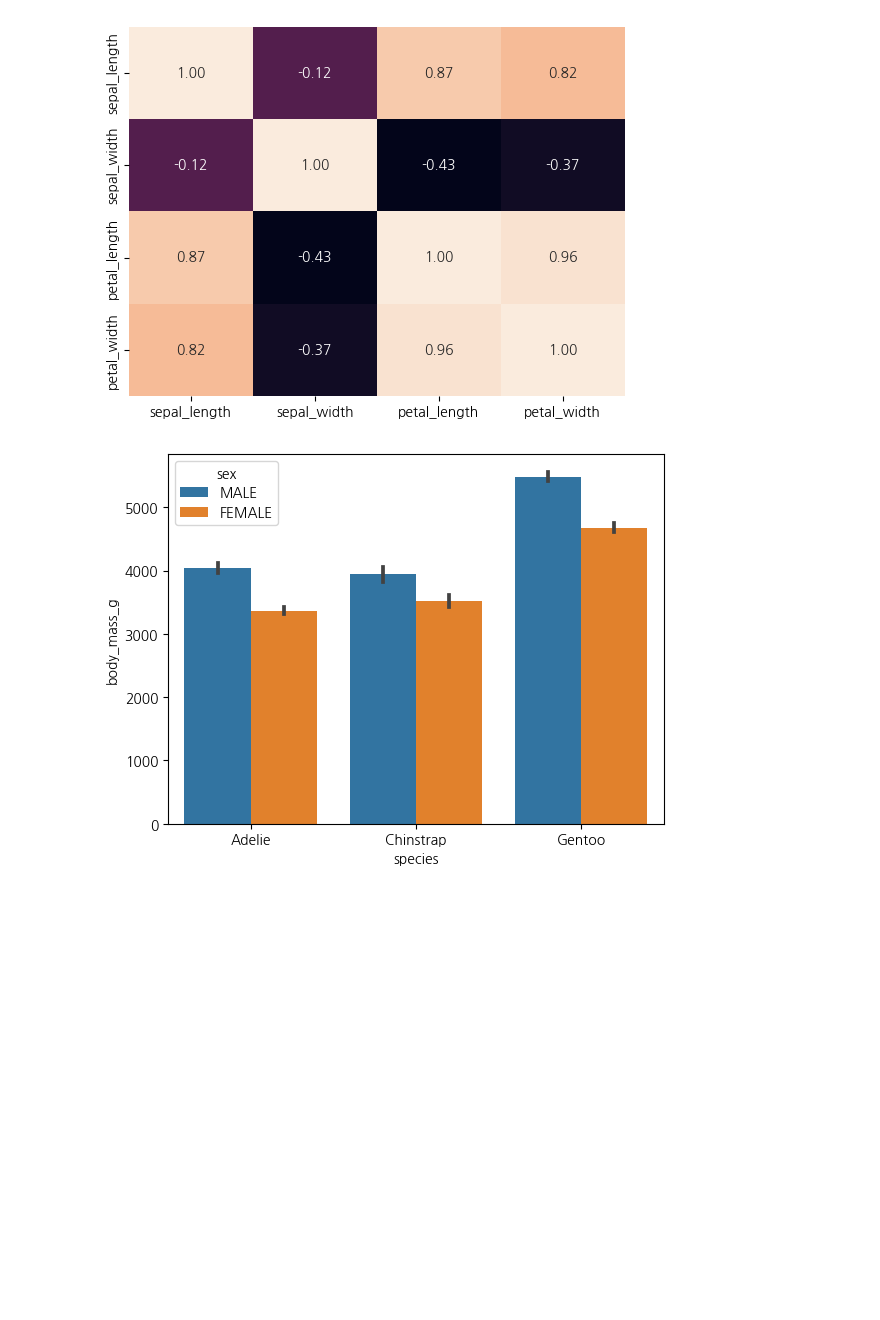
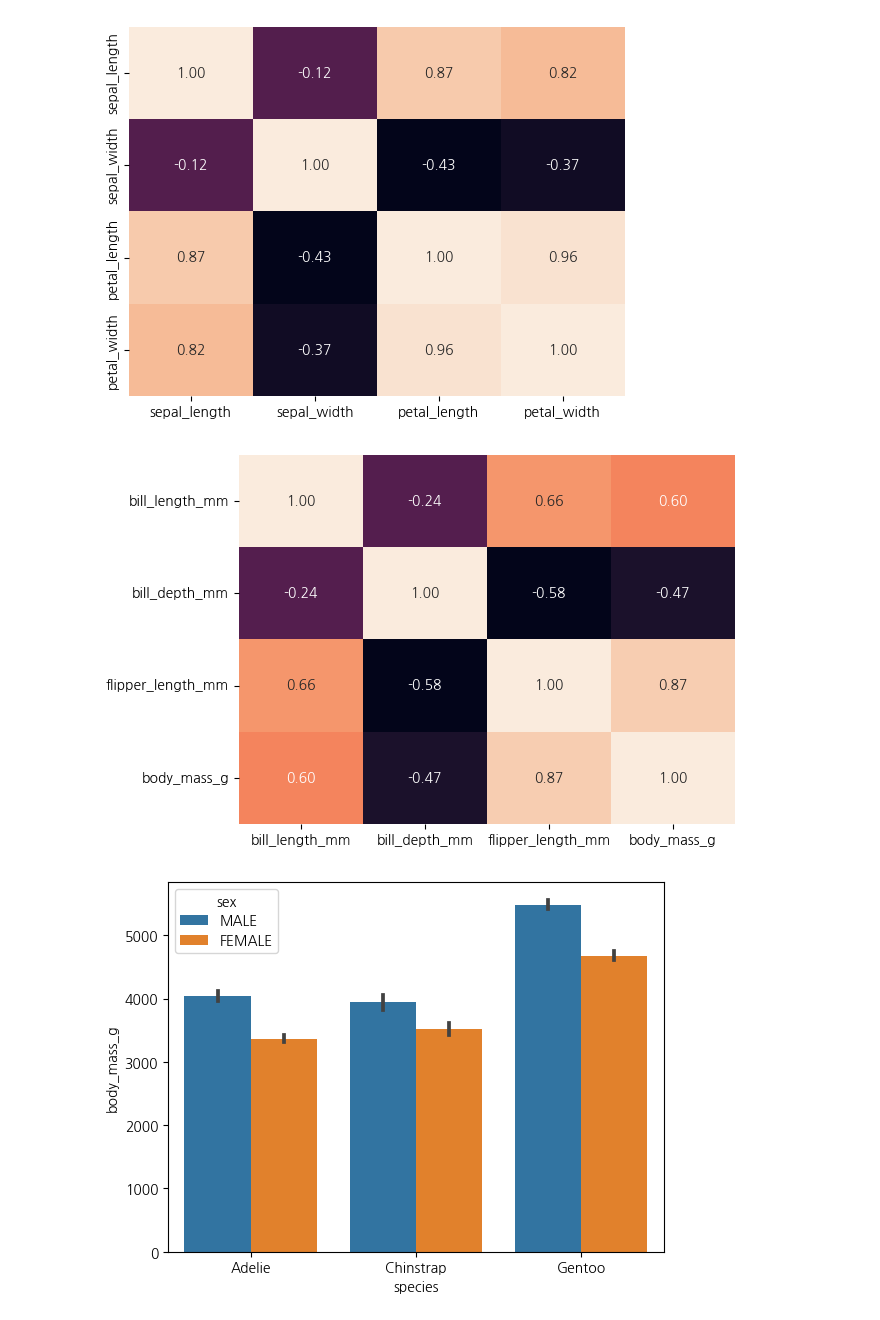
Before and after one commit to jiyoun1/aipython, a Jupyter notebook: 240111.ipynb, the cells around one changed output. Drawn from its saved outputs; the diff is of its cells as text; code cells hidden in the pictures; blank space fills up the shorter version.

```diff
--- a/240111.ipynb
+++ b/240111.ipynb
@@ -207,6 +207,17 @@ sns.heatmap(data=df,annot=True,fmt='.2f',cbar=False)
 plt.show()
 # %% [output]
 [figure]
+# %%
+import matplotlib.pyplot as plt
+import seaborn as sns
+import pandas as pd
+
+iris = pd.read_csv('penguins.csv')
+df=iris.corr()
+sns.heatmap(data=df,annot=True,fmt='.2f',cbar=False)
+plt.show()
+# %% [output]
+[figure, added]
 # %%
 import matplotlib.pyplot as plt
 import seaborn as sns
```
